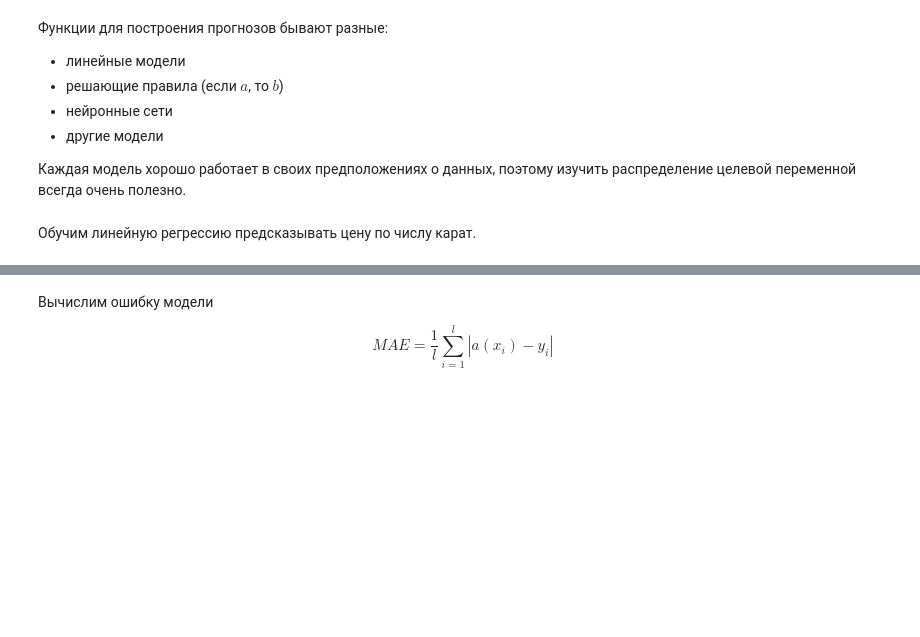
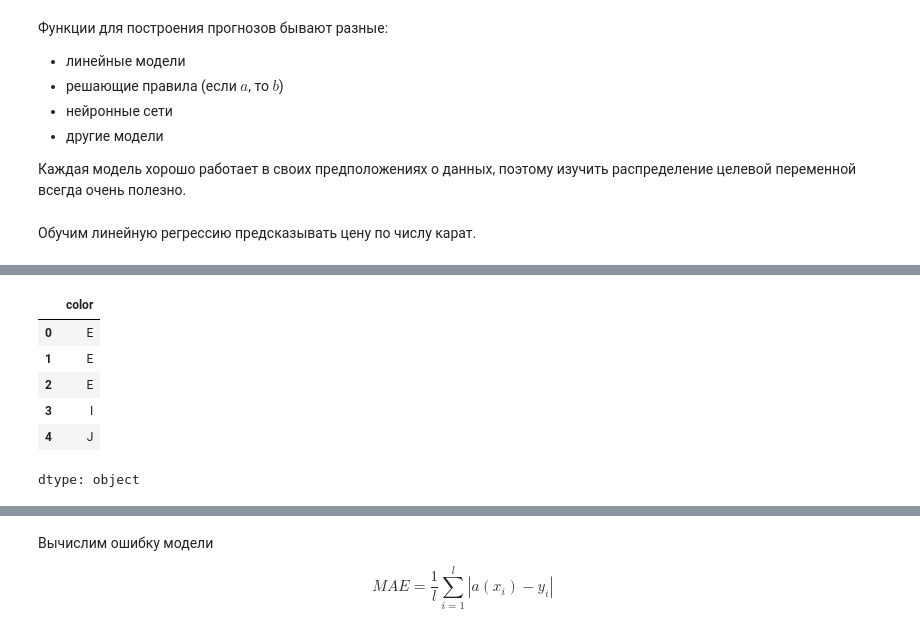
Before and after one commit to GigaZiv/ml_stepic, a Jupyter notebook: pynb/ML_intro.ipynb, the cells around one changed output, grey strips where cells are left out. Cells and saved outputs as stored; diff of their text form; code cells hidden in the pictures; blank space fills up the shorter version.

```diff
--- a/pynb/ML_intro.ipynb
+++ b/pynb/ML_intro.ipynb
@@ -105,0 +157,10 @@ pred = lr.predict(X)
+# %%
+df['color'].head()
+# %% [output]
+|  | color |
+| 0 | E |
+| 1 | E |
+| 2 | E |
+| 3 | I |
+| 4 | J |
+dtype: object
```
Also changed, not shown: parts of 44 cells of this notebook, 2 other files.
